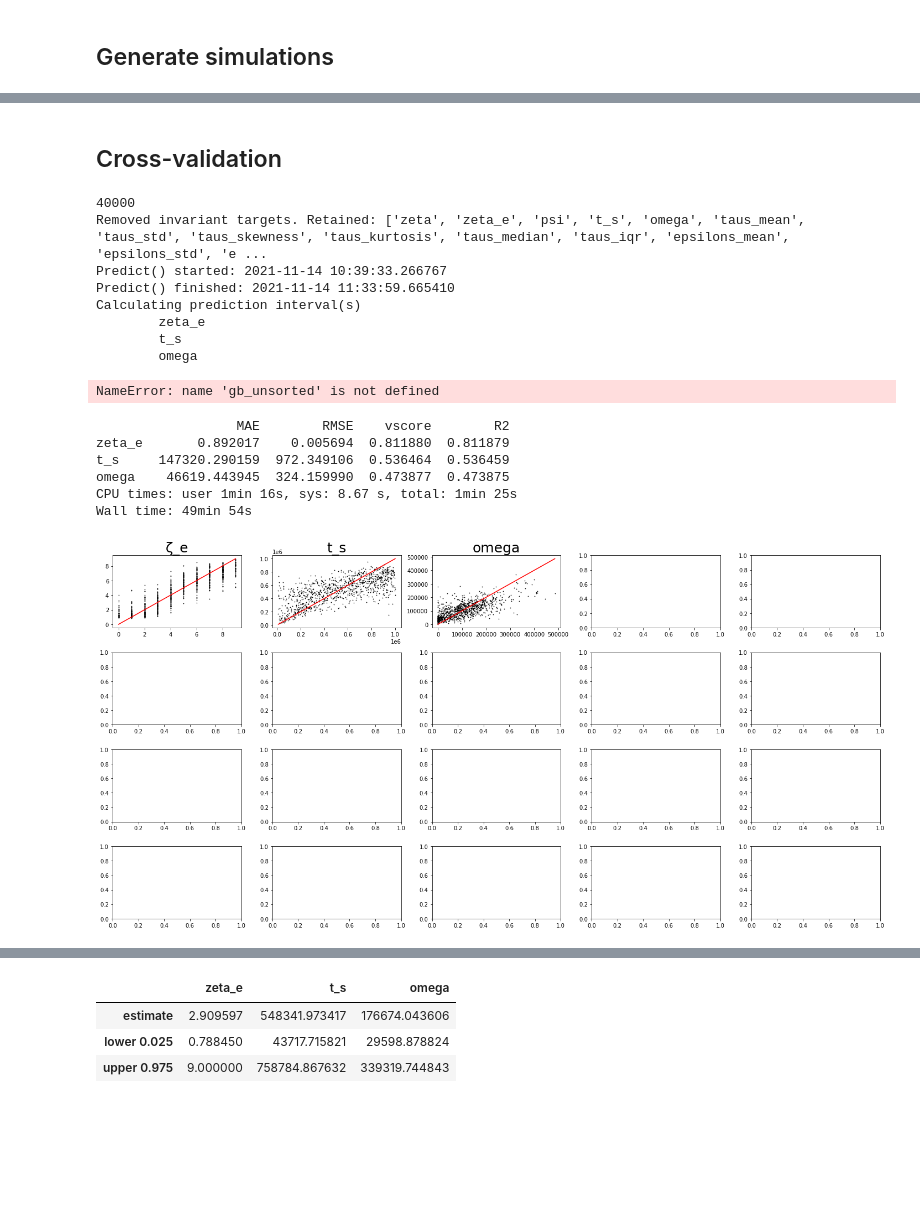
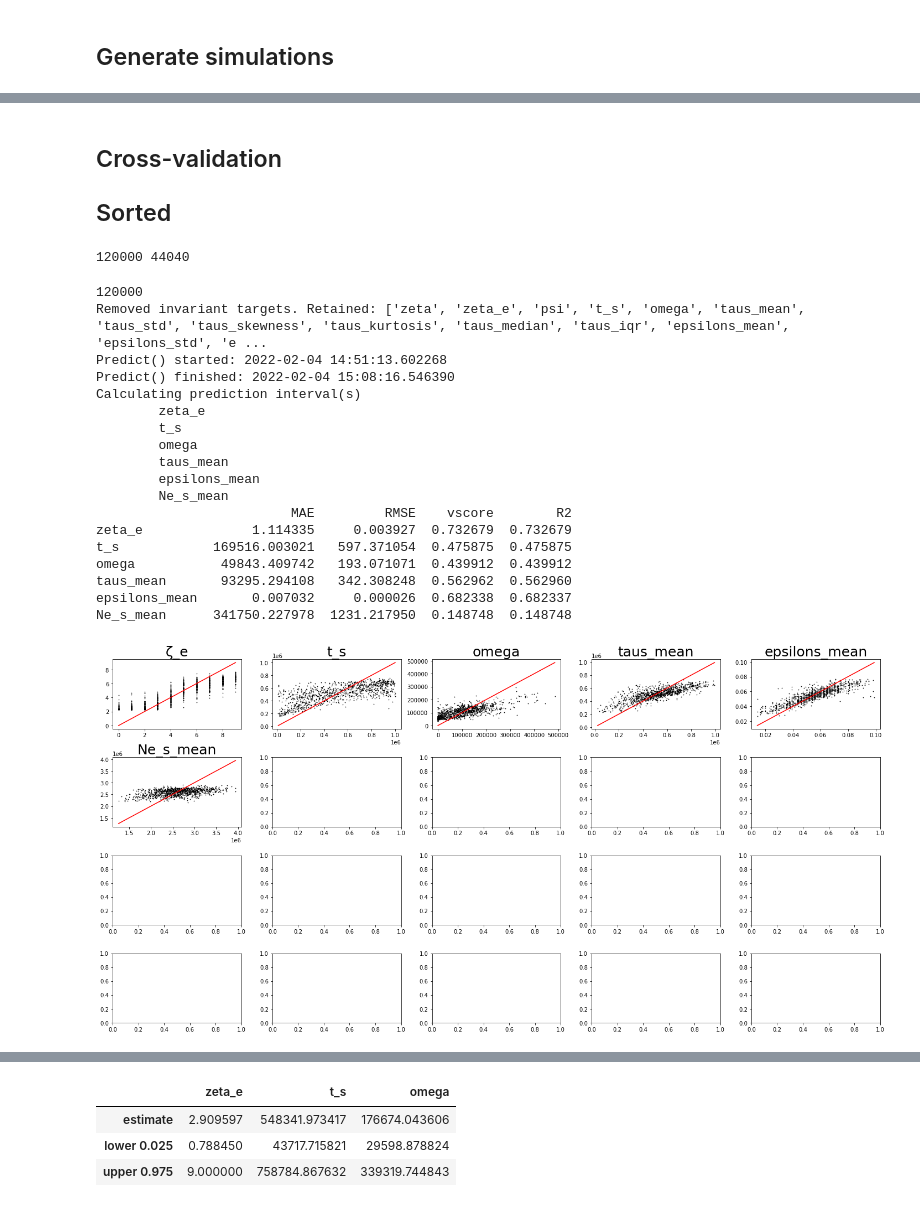
Before and after one commit to isaacovercast/PTA-EasternSnake, a Jupyter notebook: Ecotone_genomics-FitEmpirical-K4Getula.ipynb, the cells around one changed output, grey strips where cells are left out. Saved outputs shown, nothing was run; the diff lists cells and outputs as text; code cells hidden in the pictures; blank space fills up the shorter version.

```diff
--- a/Ecotone_genomics-FitEmpirical-K4Getula.ipynb
+++ b/Ecotone_genomics-FitEmpirical-K4Getula.ipynb
@@ -292,52 +335,57 @@ expanding-unsorted-props ## [0] [simulation_name]: The name of this simulation s
 # %% [markdown]
 ## Cross-validation
+## Sorted
+# %%
+sorted_sim_df = pd.read_csv("./analysis/9pops_8samps_expanding_sims/expanding-sorted-props-SIMOUT.csv", sep=" ")
+unsorted_sim_df = pd.read_csv("./analysis/9pops_8samps_expanding_sims/timegens-expanding-unsorted-props-SIMOUT.csv", sep=" ")
+synthetic_community = pd.DataFrame(unsorted_sim_df.loc[0]).T.drop(PTA.inference.default_targets, axis=1)
+print(len(sorted_sim_df), len(unsorted_sim_df))
+# %% [output]
+120000 44040
 # %%
-# sorted
+
 sorted_sim_df = pd.read_csv("./analysis/9pops_8samps_expanding_sims/expanding-sorted-props-SIMOUT.csv", sep=" ")
 synthetic_community = pd.DataFrame(sorted_sim_df.loc[0]).T.drop(PTA.inference.default_targets, axis=1)
 
-gb_params = {'n_estimators': 1000,
+gb_params = {'n_estimators': 100,
              'min_samples_split': 5,
              'min_samples_leaf': 4,
              'max_features': 'auto',
              'max_depth': 10,
              'learning_rate': 0.012589254117941661}
 
 print(len(sorted_sim_df))
 gb_sorted = PTA.inference.Regressor(empirical_df=synthetic_community,\
                                 sims=sorted_sim_df,\
                                 algorithm="gb",\
                                 verbose=True)
 gb_sorted.set_params(gb_params)
-gb_sorted.set_targets(["zeta_e", "t_s", "omega"])
+gb_sorted.set_targets(["zeta_e", "t_s", "omega", "taus_mean", "epsilons_mean", "Ne_s_mean"])
 gb_sorted.predict(select_features=False,\
             param_search=False,\
             quick=False,\
             verbose=True)
 sorted_cv_preds1 = gb_sorted.cross_val_predict(verbose=True)
 sorted_cv_scores1 = gb_sorted.cross_val_score(verbose=True)
 ax = gb_sorted.plot_cv_predictions(figsize=(20,10), figdims=(4,5))
 # %% [output]
-40000
+120000
 Removed invariant targets. Retained: ['zeta', 'zeta_e', 'psi', 't_s', 'omega', 'taus_mean', 'taus_std', 'taus_skewness', 'taus_kurtosis', 'taus_median', 'taus_iqr', 'epsilons_mean', 'epsilons_std', 'e ...
-Predict() started: 2021-11-14 10:39:33.266767
-Predict() finished: 2021-11-14 11:33:59.665410
+Predict() started: 2022-02-04 14:51:13.602268
+Predict() finished: 2022-02-04 15:08:16.546390
 Calculating prediction interval(s)
         zeta_e
         t_s
         omega
+        taus_mean
+        epsilons_mean
+        Ne_s_mean
+                         MAE         RMSE    vscore        R2
+zeta_e              1.114335     0.003927  0.732679  0.732679
+t_s            169516.003021   597.371054  0.475875  0.475875
+omega           49843.409742   193.071071  0.439912  0.439912
+taus_mean       93295.294108   342.308248  0.562962  0.562960
+epsilons_mean       0.007032     0.000026  0.682338  0.682337
+Ne_s_mean      341750.227978  1231.217950  0.148748  0.148748
-NameError: name 'gb_unsorted' is not defined
+[figure, added]
-# %%
-%%time
-sorted_cv_preds1 = gb_sorted.cross_val_predict(verbose=True)
-#sorted_cv_scores1 = gb_sorted.cross_val_score(verbose=True)
-ax = gb_sorted.plot_cv_predictions(figsize=(20,10), figdims=(4,5))
-# %% [output]
-                  MAE        RMSE    vscore        R2
-zeta_e       0.892017    0.005694  0.811880  0.811879
-t_s     147320.290159  972.349106  0.536464  0.536459
-omega    46619.443945  324.159990  0.473877  0.473875
-CPU times: user 1min 16s, sys: 8.67 s, total: 1min 25s
-Wall time: 49min 54s
-[figure, removed]
 # %%
```
Also changed, not shown: parts of 28 cells of this notebook, 1 other file.
